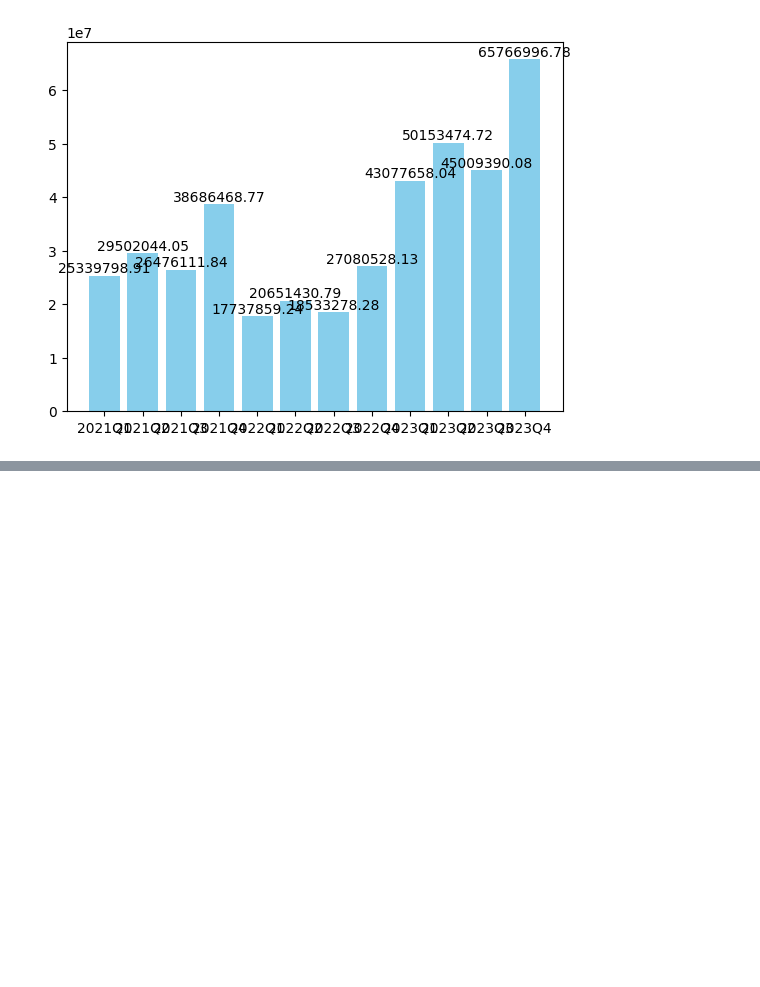
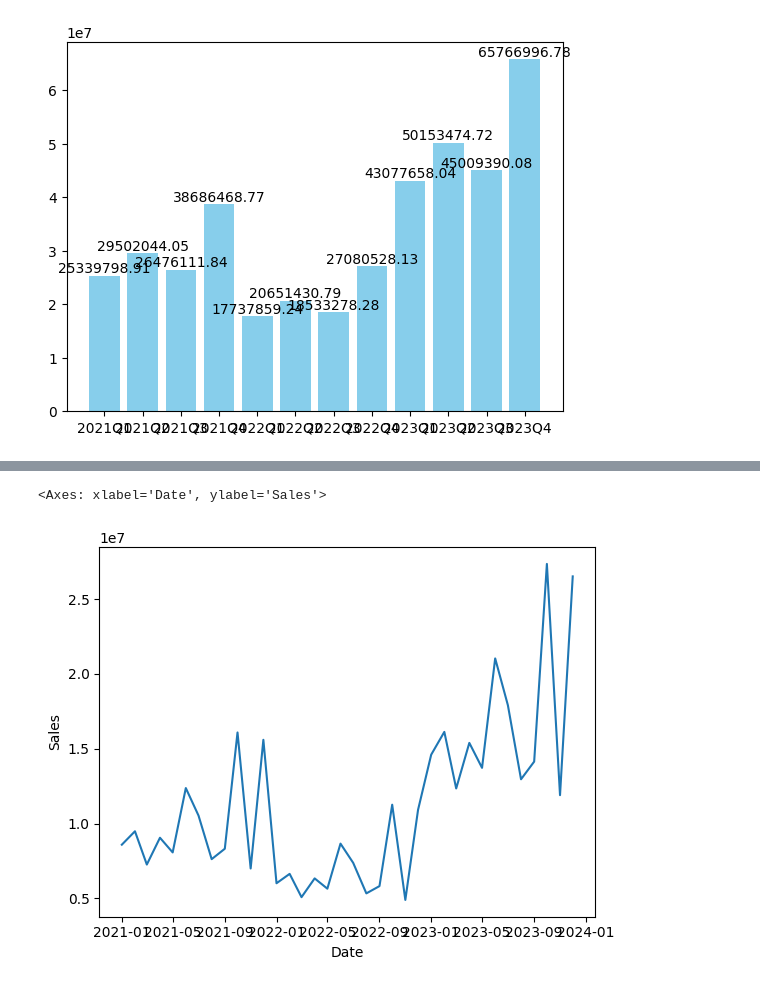
Before and after one commit to UniversityExeterBusinessSchool/mock-test-2-theycallmejeano, a Jupyter notebook: Revision Notebook.ipynb, the cells around one changed output, grey strips where cells are left out. Cells and saved outputs as stored; diff of their text form; code cells hidden in the pictures; blank space fills up the shorter version.

```diff
--- a/Revision Notebook.ipynb
+++ b/Revision Notebook.ipynb
@@ -330,0 +467,3 @@ plt.show()
+# %%
+monthly_sales = df1.groupby('Date')['Sales'].sum().reset_index()
+monthly_sales.head()
@@ -330,0 +477,5 @@ plt.show()
+# %%
+sns.lineplot(data=monthly_sales, x='Date', y='Sales')
+# %% [output]
+<Axes: xlabel='Date', ylabel='Sales'>
+[figure, added]
```
Also changed, not shown: parts of 18 cells of this notebook.
